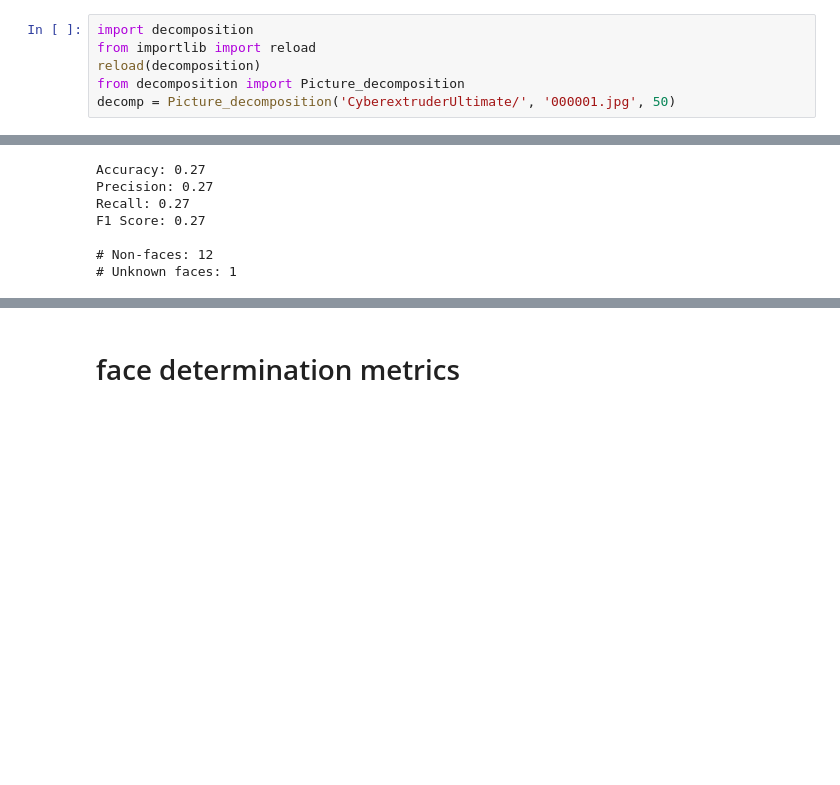
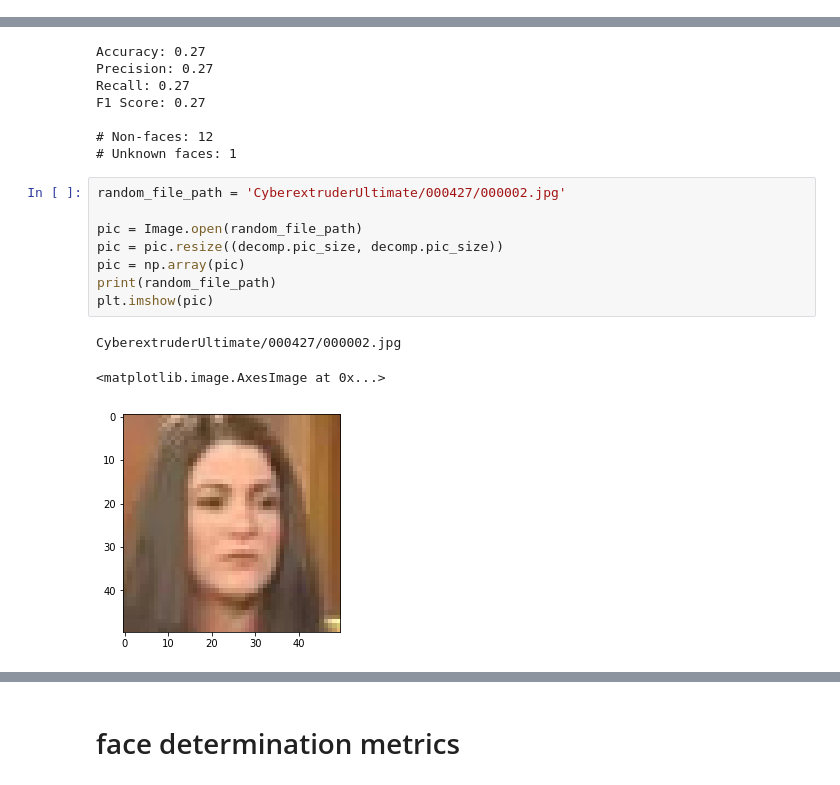
Before and after one commit to apugachev/linear-algebra-project, a Jupyter notebook: update_base_faces_final.ipynb, the cells around one changed output, grey strips where cells are left out. Cells and saved outputs as stored; diff of their text form; blank space fills up the shorter version.

```diff
--- a/update_base_faces_2.ipynb
+++ b/update_base_faces_final.ipynb
@@ -393,6 +159,0 @@ decomp.get_pics()[0].shape
-# %%
-import decomposition
-from importlib import reload
-reload(decomposition)
-from decomposition import Picture_decomposition
-decomp = Picture_decomposition('CyberextruderUltimate/', '000001.jpg', 50)
@@ -485,3 +200,15 @@ F1 Score: 0.27
 
 # Non-faces: 12
 # Unknown faces: 1
+# %%
+random_file_path = 'CyberextruderUltimate/000427/000002.jpg'
+
+pic = Image.open(random_file_path)
+pic = pic.resize((decomp.pic_size, decomp.pic_size))
+pic = np.array(pic)
+print(random_file_path)
+plt.imshow(pic)
+# %% [output]
+CyberextruderUltimate/000427/000002.jpg
+<matplotlib.image.AxesImage at 0x...>
+[figure, added]
```
Also changed, not shown: parts of 32 cells of this notebook, 2 other files.
